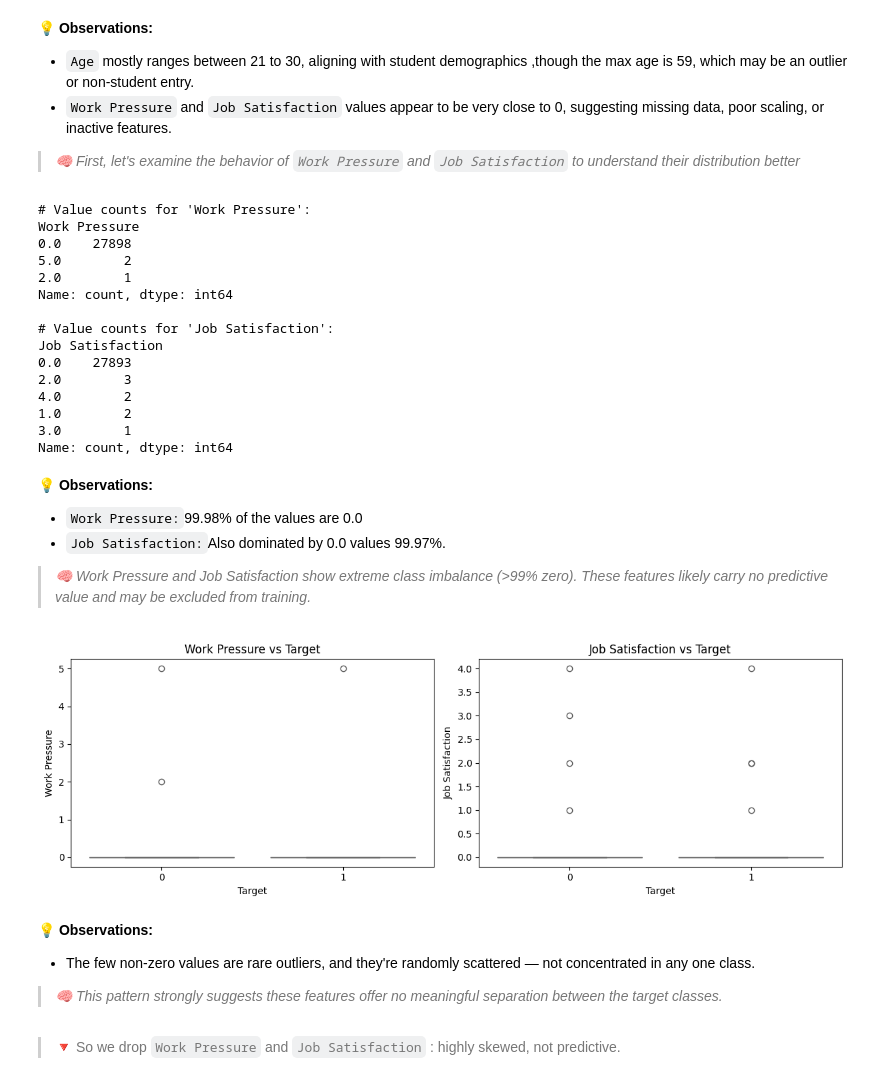
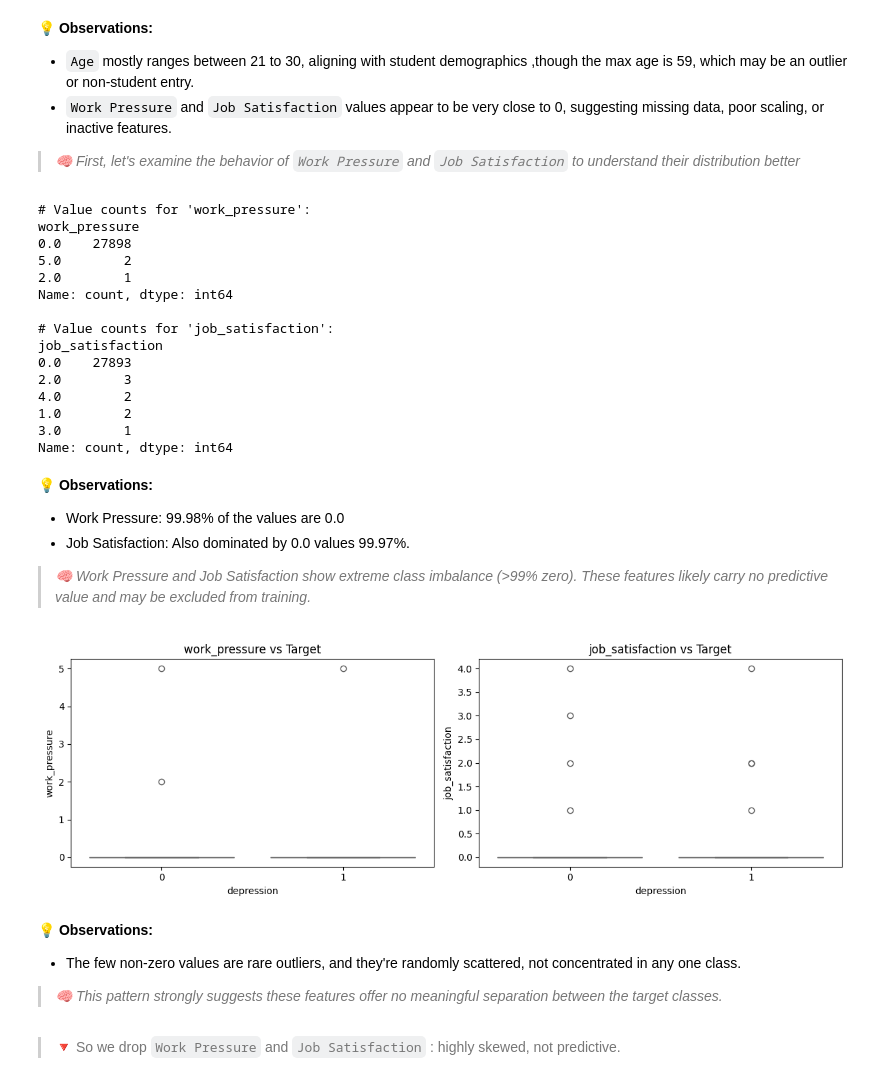
Before and after one commit to SeminiAmanda/student-depression-predictor, a Jupyter notebook: notebooks/FC110552_mithula-cbw/01_data_preprocessing.ipynb, the cells around one changed output. Cells and saved outputs as stored; diff of their text form; code cells hidden in the pictures.

Commit message:
feat: clean column names : removed spaces, symbols, trailing underscores

```diff
--- a/notebooks/FC110552_mithula-cbw/01_data_preprocessing.ipynb
+++ b/notebooks/FC110552_mithula-cbw/01_data_preprocessing.ipynb
@@ -104,0 +107,7 @@ First 5 rows:
+# %%
+# 1.6 - Clean column names
+# Remove leading/trailing spaces, convert to lowercase, replace spaces and question marks
+df.columns = [col.strip().lower().replace(" ", "_").replace("?", "").rstrip("_") for col in df.columns]
+
+print(f"Updated column names:")
+df.columns
@@ -123,21 +135,21 @@ display(df[numeric_cols].describe())
 
 > *🧠 First, let's examine the behavior of `Work Pressure` and `Job Satisfaction` to understand their distribution better*
 # %%
-# 1.6 - Analyze Selected Columns: `Work Pressure` and `Job Satisfaction`
-colsJob = ['Work Pressure', 'Job Satisfaction']
+# 1.8 - Analyze Selected Columns: `Work Pressure` and `Job Satisfaction`
+colsJob = ['work_pressure', 'job_satisfaction']
 for col in colsJob:
     print(f"\n# Value counts for '{col}':")
     print(df[col].value_counts(dropna=False))
 # %% [output]
-# Value counts for 'Work Pressure':
-Work Pressure
+# Value counts for 'work_pressure':
+work_pressure
 0.0    27898
 5.0        2
 2.0        1
 Name: count, dtype: int64
 
-# Value counts for 'Job Satisfaction':
-Job Satisfaction
+# Value counts for 'job_satisfaction':
+job_satisfaction
 0.0    27893
 2.0        3
 4.0        2
@@ -146,28 +158,28 @@ Job Satisfaction
 Name: count, dtype: int64
 # %% [markdown]
 💡 **Observations:**
-- `Work Pressure:`99.98% of the values are 0.0
-- `Job Satisfaction:`Also dominated by 0.0 values 99.97%.
+- Work Pressure: 99.98% of the values are 0.0
+- Job Satisfaction: Also dominated by 0.0 values 99.97%.
 
 > *🧠 Work Pressure and Job Satisfaction show extreme class imbalance (>99% zero). These features likely carry no predictive value and may be excluded from training.*
 # %%
-# 1.7 - Visualize distributions of selected job-related columns
+# 1.9 - Visualize distributions of selected job-related columns
 plt.figure(figsize=(12, 4))
 
 for i, col in enumerate(colsJob, 1):
     plt.subplot(1, 2, i)
-    sns.boxplot(data=df, x='Depression', y=col, palette='Set2')
+    sns.boxplot(data=df, x='depression', y=col, palette='Set2')
     plt.title(f'{col} vs Target')
-    plt.xlabel('Target')
+    plt.xlabel('depression')
     plt.ylabel(col)
 
 plt.tight_layout()
 plt.show()
 # %% [output]
-[figure, old version]
+[figure, new version]
 # %% [markdown]
 💡 **Observations:**
-- The few non-zero values are rare outliers, and they're randomly scattered — not concentrated in any one class.
+- The few non-zero values are rare outliers, and they're randomly scattered, not concentrated in any one class.
 
 > *🧠 This pattern strongly suggests these features offer no meaningful separation between the target classes.*
 # %% [markdown]
```
Also changed, not shown: parts of 12 cells of this notebook.
